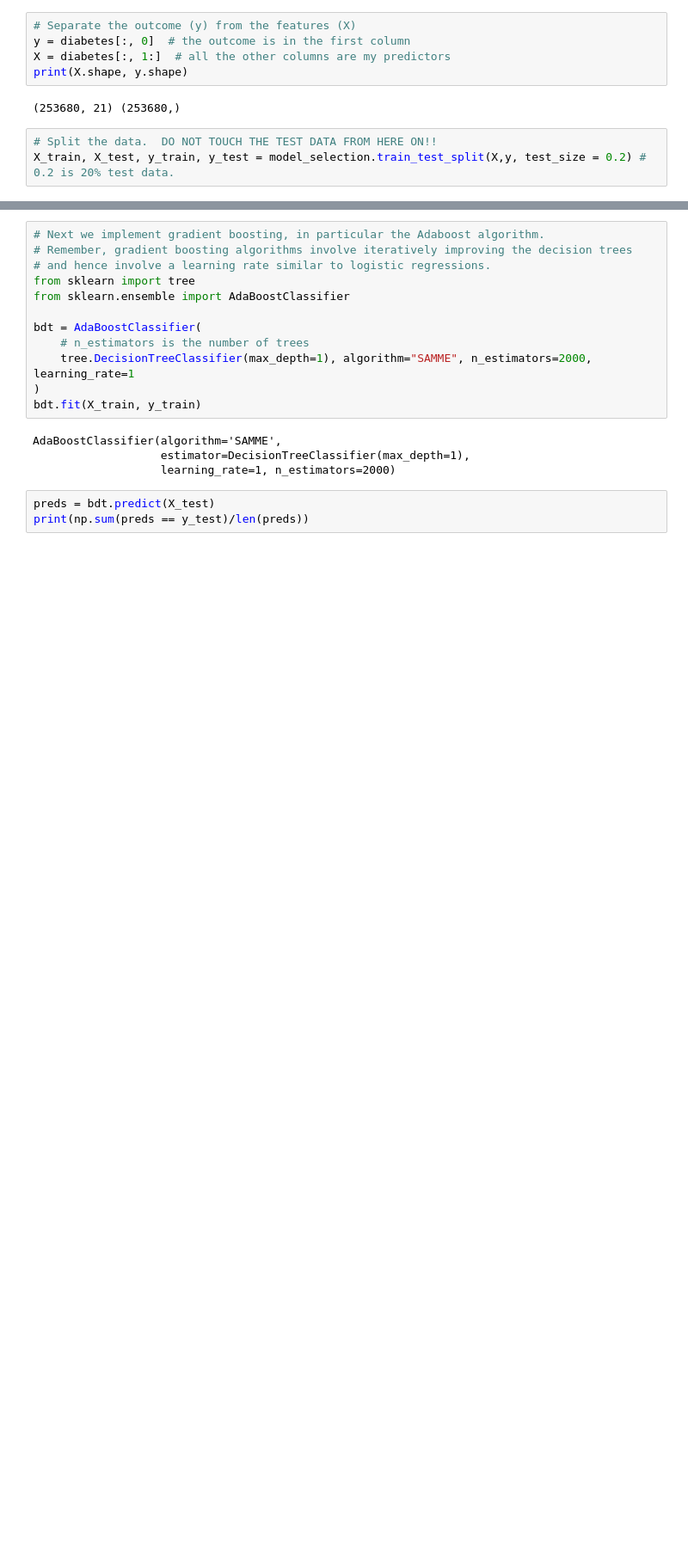
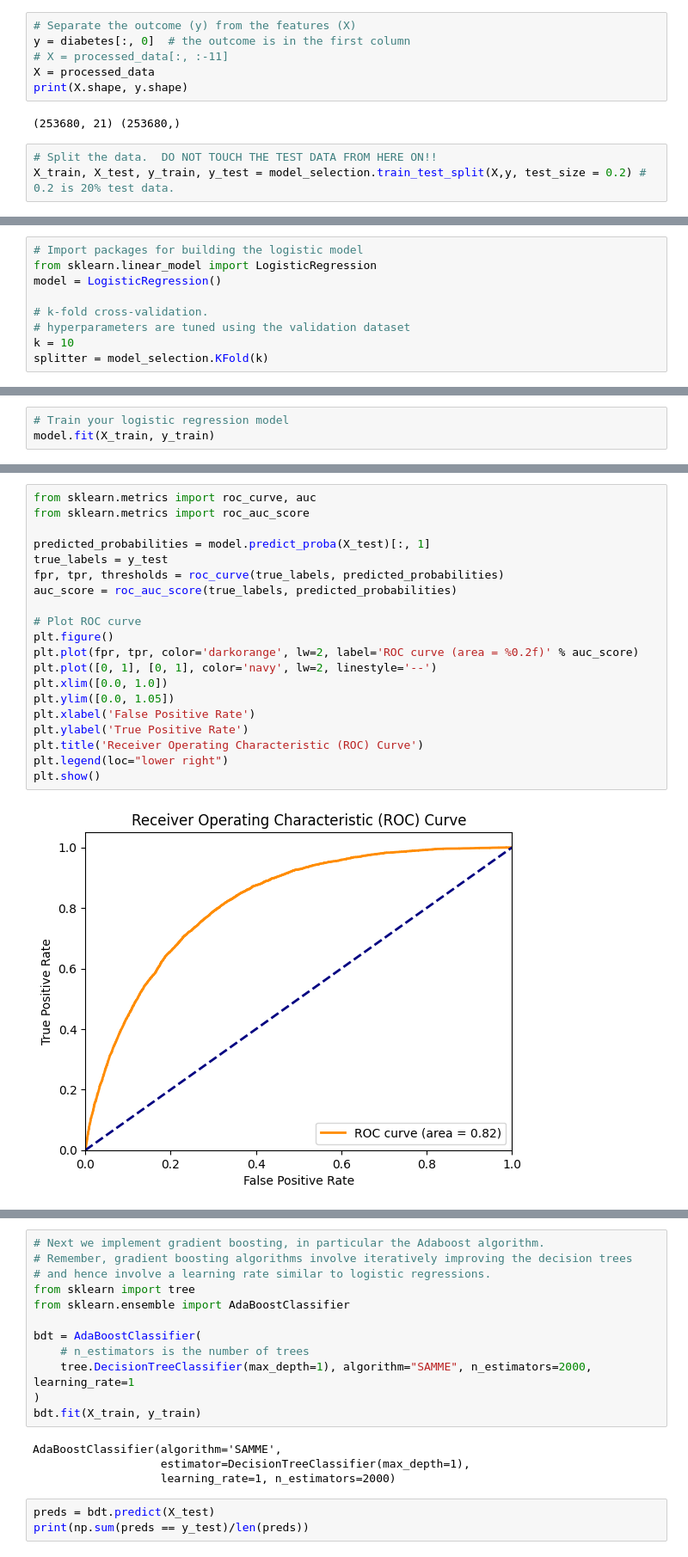
Before and after one commit to whykay-01/machine-learning, a Jupyter notebook: homeworks/hwk3/hwk3-draft.ipynb, the cells around one changed output, grey strips where cells are left out. Shown at 86% size. Drawn from its saved outputs; the diff is of its cells as text; blank space fills up the shorter version.

```diff
--- a/homeworks/hwk3/hwk3-draft.ipynb
+++ b/homeworks/hwk3/hwk3-draft.ipynb
@@ -41,7 +197,8 @@ array([[ 0,  1,  1, ...,  4,  3, 10],
 # %%
 # Separate the outcome (y) from the features (X)
 y = diabetes[:, 0]  # the outcome is in the first column
-X = diabetes[:, 1:]  # all the other columns are my predictors
+# X = processed_data[:, :-11]
+X = processed_data
 print(X.shape, y.shape)
 # %% [output]
 (253680, 21) (253680,)
@@ -50,0 +210,9 @@ X_train, X_test, y_train, y_test = model_selection.train_test_split(X,y, test_si
+# %%
+# Import packages for building the logistic model
+from sklearn.linear_model import LogisticRegression
+model = LogisticRegression()
+
+# k-fold cross-validation.
+# hyperparameters are tuned using the validation dataset
+k = 10
+splitter = model_selection.KFold(k)
@@ -50,0 +227,3 @@ X_train, X_test, y_train, y_test = model_selection.train_test_split(X,y, test_si
+# %%
+# Train your logistic regression model
+model.fit(X_train, y_train)
@@ -50,0 +236,22 @@ X_train, X_test, y_train, y_test = model_selection.train_test_split(X,y, test_si
+# %%
+from sklearn.metrics import roc_curve, auc
+from sklearn.metrics import roc_auc_score
+
+predicted_probabilities = model.predict_proba(X_test)[:, 1]
+true_labels = y_test
+fpr, tpr, thresholds = roc_curve(true_labels, predicted_probabilities)
+auc_score = roc_auc_score(true_labels, predicted_probabilities)
+
+# Plot ROC curve
+plt.figure()
+plt.plot(fpr, tpr, color='darkorange', lw=2, label='ROC curve (area = %0.2f)' % auc_score)
+plt.plot([0, 1], [0, 1], color='navy', lw=2, linestyle='--')
+plt.xlim([0.0, 1.0])
+plt.ylim([0.0, 1.05])
+plt.xlabel('False Positive Rate')
+plt.ylabel('True Positive Rate')
+plt.title('Receiver Operating Characteristic (ROC) Curve')
+plt.legend(loc="lower right")
+plt.show()
+# %% [output]
+[figure, added]
```
Also changed, not shown: parts of 21 cells of this notebook, 6 other files.
